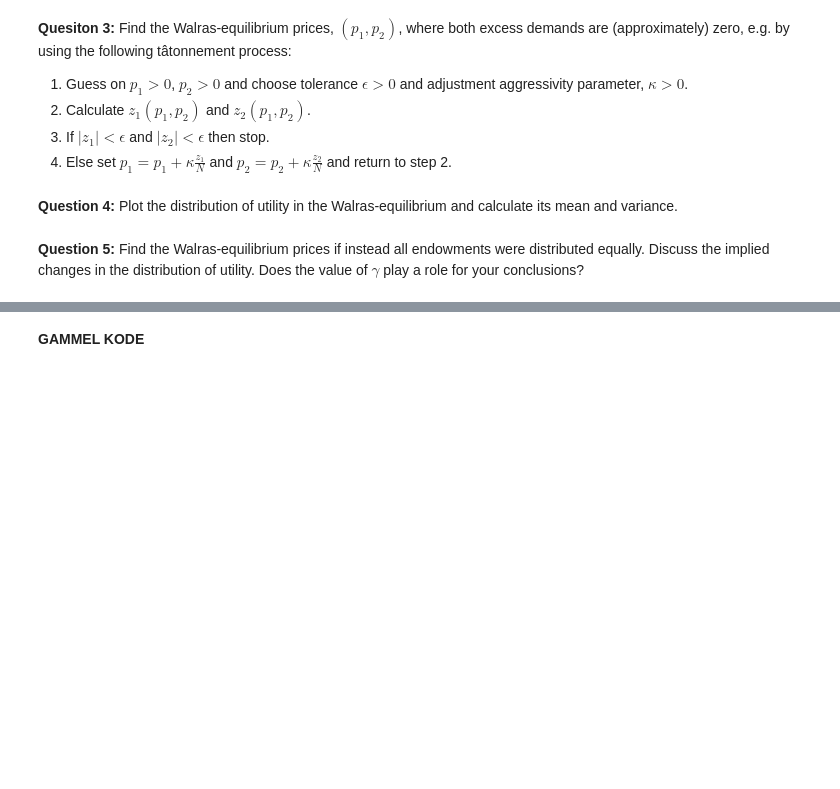
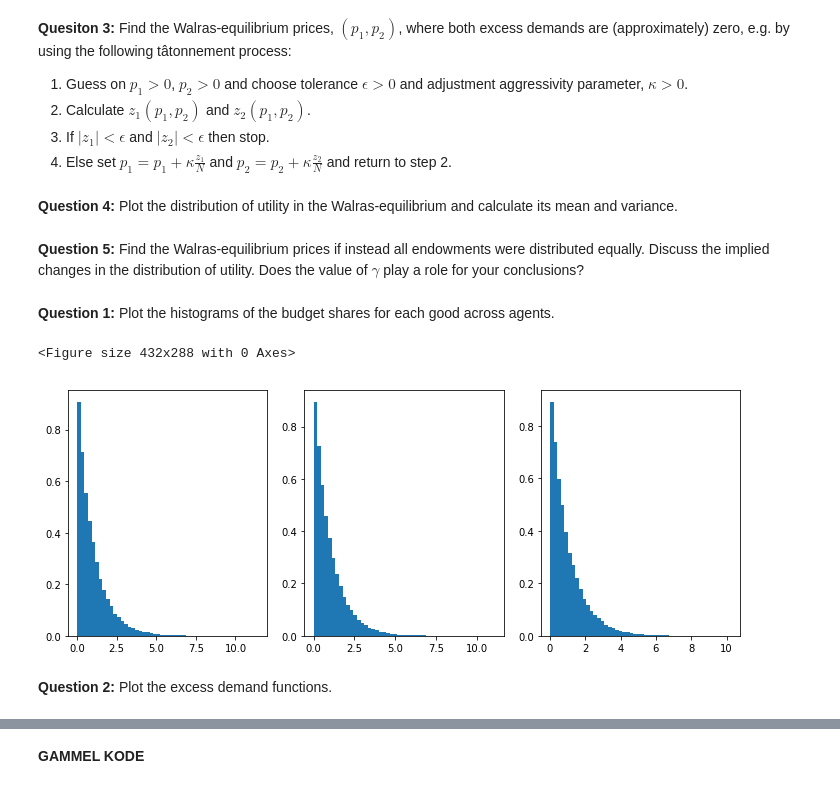
Before and after one commit to NumEconCopenhagen/projects-2019-pbj, a Jupyter notebook: examproject/Examproject/examproject.ipynb, the cells around one changed output, grey strips where cells are left out. Saved outputs shown, nothing was run; the diff lists cells and outputs as text; code cells hidden in the pictures; blank space fills up the shorter version.

```diff
--- a/examproject/Examproject/examproject.ipynb
+++ b/examproject/Examproject/examproject.ipynb
@@ -673,3 +716,22 @@ $$ z_i(p_1,p_2) = \sum_{j=1}^N x_{i}^{\star j}(p_{1},p_{2},\boldsymbol{e}^{j}) -
 **Question 4:** Plot the distribution of utility in the Walras-equilibrium and calculate its mean and variance.
 # %% [markdown]
 **Question 5:** Find the Walras-equilibrium prices if instead all endowments were distributed equally. Discuss the implied changes in the distribution of utility. Does the value of $\gamma$ play a role for your conclusions?
+# %% [markdown]
+**Question 1:** Plot the histograms of the budget shares for each good across agents.
+# %%
+# WHAT IS THE BUDGET SHARE, WHEN P IS UNKNOWN?
+fig = plt.figure()
+fig, ax = plt.subplots(1, 3)
+ax[0].hist(e1,bins=50,density=True,histtype='bar');
+ax[1].hist(e2,bins=50,density=True,histtype='bar');
+ax[2].hist(e3,bins=50,density=True,histtype='bar');
+
+fig.set_figheight(4)
+fig.set_figwidth(10)
+fig.tight_layout()
+plt.show()
+# %% [output]
+<Figure size 432x288 with 0 Axes>
+[figure, added]
+# %% [markdown]
+**Question 2:** Plot the excess demand functions.
```
Also changed, not shown: parts of 25 cells of this notebook.
